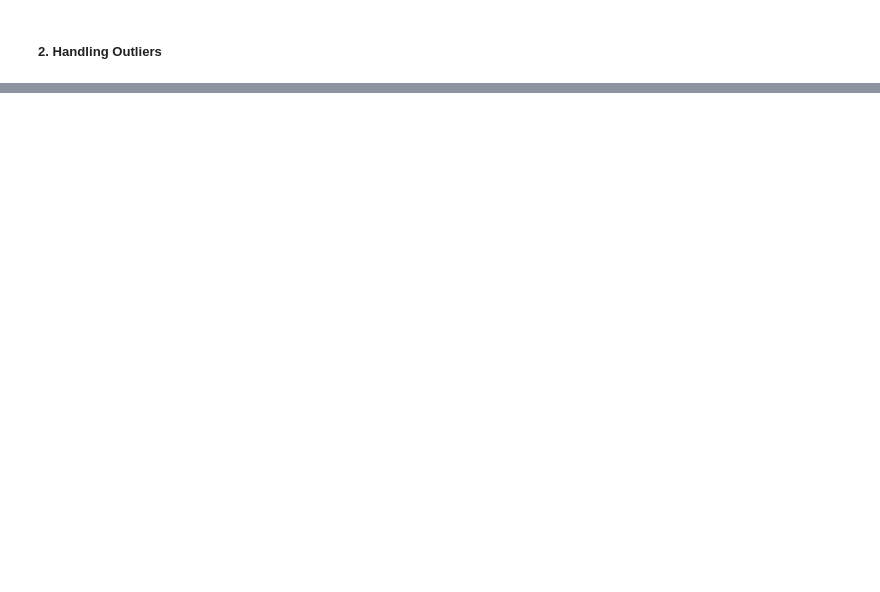
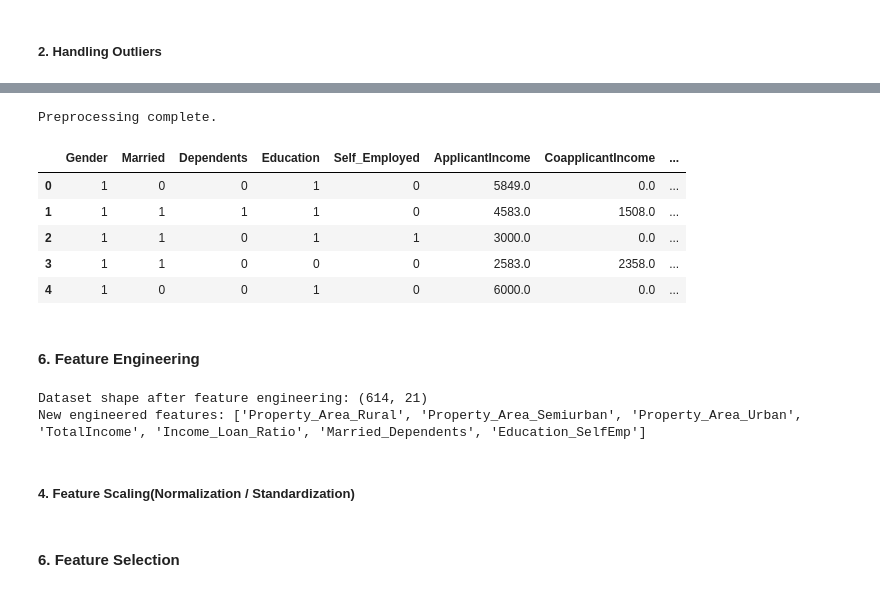
Before and after one commit to cheryvmak/Weekly_Task, a Jupyter notebook: Week_13/Day_2/task25(Prep).ipynb, the cells around one changed output, grey strips where cells are left out. Drawn from its saved outputs; the diff is of its cells as text; code cells hidden in the pictures; blank space fills up the shorter version.

```diff
--- a/Week_13/Day_2/task25(Prep).ipynb
+++ b/Week_13/Day_2/task25(Prep).ipynb
@@ -75,5 +204 @@ num_imputer = SimpleImputer(strategy="median")
 cat_imputer = SimpleImputer(strategy="most_frequent")
-# %%
-# Prints and returns all categorical columns in the DataFrame.
-categorical_features = df1.select_dtypes(include=['object']).columns.tolist()
-print(f"Categorical Features:\n{categorical_features}")
@@ -83,6 +205,6 @@ Categorical Features:
 # %%
 # Lets apply the defined instances above
-df1[numerical_features] = num_imputer.fit_transform(df1[numerical_features])
-df1[categorical_features] = cat_imputer.fit_transform(df1[categorical_features])
+df_processed[numerical_features] = num_imputer.fit_transform(df_processed[numerical_features])
+df_processed[categorical_features] = cat_imputer.fit_transform(df_processed[categorical_features])
 # %%
 # lets chexck for missing value
@@ -105,0 +399,57 @@ dtype: int64
+# %%
+def preprocess_loan_data(df):
+    # Label Encoding (binary columns)
+    label_map = {
+        'Gender': {'Male': 1, 'Female': 0},
+        'Married': {'Yes': 1, 'No': 0},
+        'Education': {'Graduate': 1, 'Not Graduate': 0},
+        'Self_Employed': {'Yes': 1, 'No': 0},
+        'Loan_Status': {'Y': 1, 'N': 0}
+    }
+
+    for col, mapping in label_map.items():
+        df[col] = df[col].map(mapping)
+
+    # One-hot encoding for Property_Area
+    df = pd.get_dummies(df, columns=['Property_Area'], drop_first=False, dtype=int)
+
+    print("\nPreprocessing complete.")
+    return df
+# %%
+df_preprocessed = preprocess_loan_data(df_processed)
+df_preprocessed.head()
+# %% [output]
+Preprocessing complete.
+|  | Gender | Married | Dependents | Education | Self_Employed | ApplicantIncome | CoapplicantIncome | ... |
+| 0 | 1 | 0 | 0 | 1 | 0 | 5849.0 | 0.0 | ... |
+| 1 | 1 | 1 | 1 | 1 | 0 | 4583.0 | 1508.0 | ... |
+| 2 | 1 | 1 | 0 | 1 | 1 | 3000.0 | 0.0 | ... |
+| 3 | 1 | 1 | 0 | 0 | 0 | 2583.0 | 2358.0 | ... |
+| 4 | 1 | 0 | 0 | 1 | 0 | 6000.0 | 0.0 | ... |
+# %% [markdown]
+#### **6. Feature Engineering**
+# %%
+# Create Total Income, a single feature representing total family earning power.
+# Loan eligibility often depends on household income, not individual.
+df_preprocessed['TotalIncome'] = df_preprocessed['ApplicantIncome'] + df_preprocessed['CoapplicantIncome']
+
+# Measures ability to repay loan relative to loan amount.
+# This helps model to differentiate between high earners taking small vs large loans
+df_preprocessed['Income_Loan_Ratio'] = df_preprocessed['TotalIncome'] / (df_preprocessed['LoanAmount'] + 1)
+
+#Interaction Features
+#New relationships that might affect loan approval
+
+#family responsibility effect
+df_preprocessed['Married_Dependents'] = df_preprocessed['Married'] * df_preprocessed['Dependents']
+# self-employed graduates might differ in credit risk
+df_preprocessed['Education_SelfEmp'] = df_preprocessed['Education'] * df_preprocessed['Self_Employed']
+
+
+print(f"\nDataset shape after feature engineering: {df_preprocessed.shape}")
+print(f"New engineered features: {[col for col in df_preprocessed.columns if col not in df_processed.columns]}")
+# %% [output]
+Dataset shape after feature engineering: (614, 21)
+New engineered features: ['Property_Area_Rural', 'Property_Area_Semiurban', 'Property_Area_Urban', 'TotalIncome', 'Income_Loan_Ratio', 'Married_Dependents', 'Education_SelfEmp']
+# %% [markdown]
+##### **4. Feature Scaling(Normalization / Standardization)**
@@ -105,0 +471,2 @@ dtype: int64
+# %% [markdown]
+#### **6. Feature Selection**
```
Also changed, not shown: parts of 39 cells of this notebook, 11 other files.
